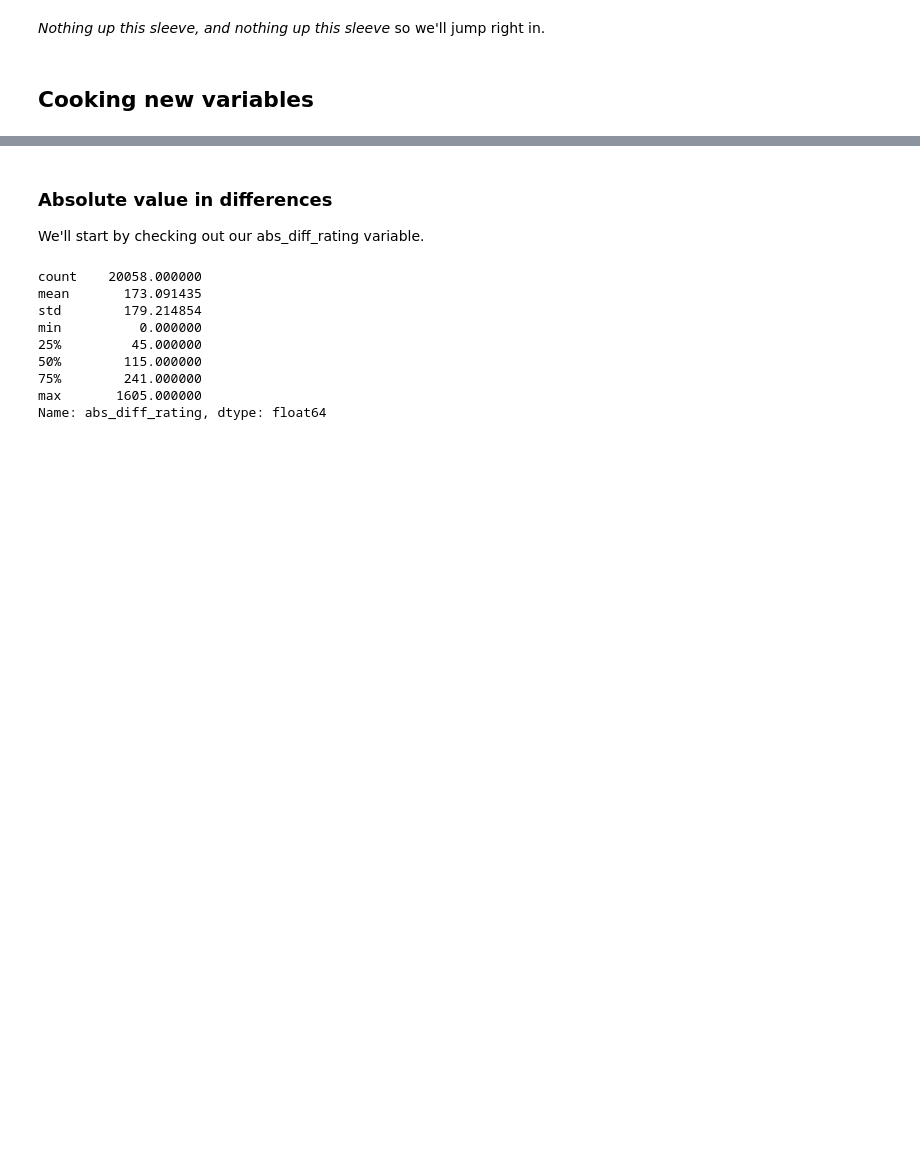
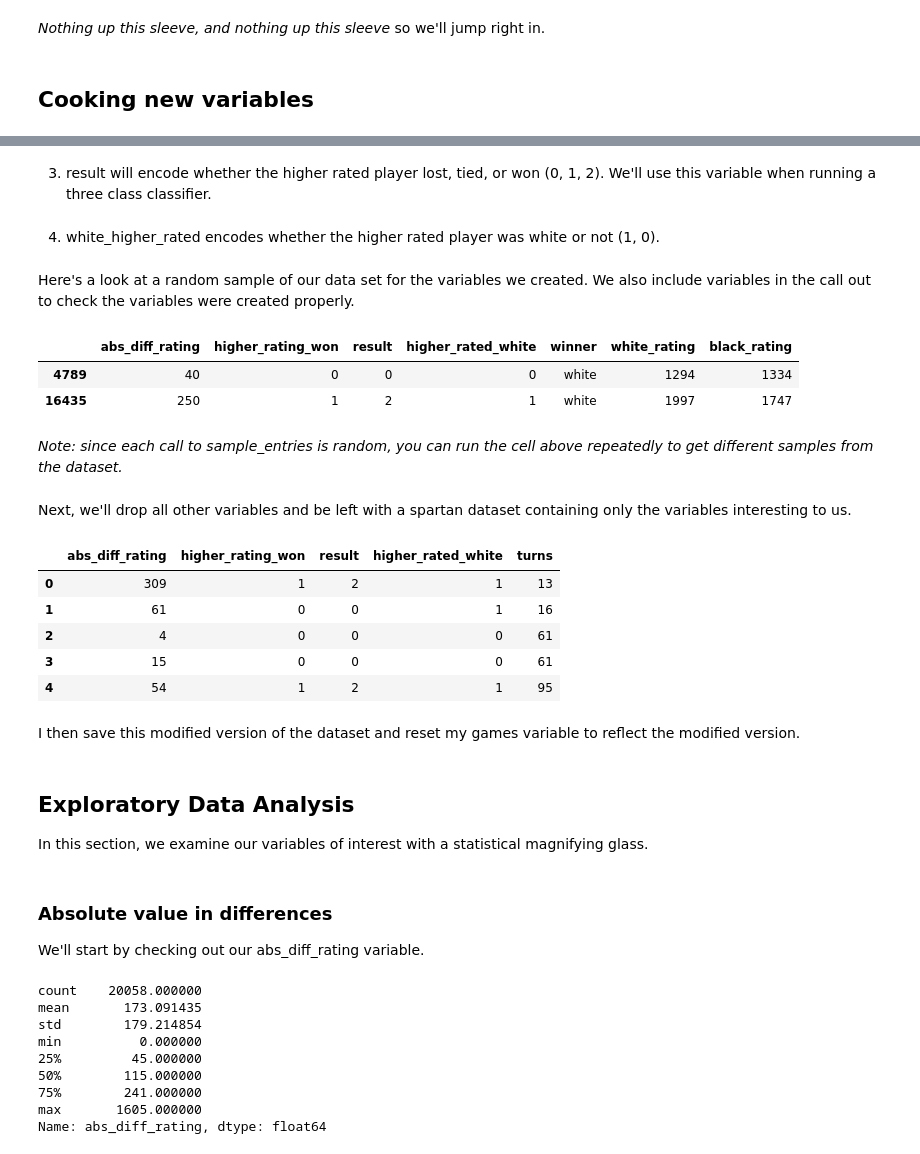
Before and after one commit to GLOrozcoM/Data_Science_Projects, a Jupyter notebook: Chess/Version_one/chess_project.ipynb, the cells around one changed output, grey strips where cells are left out. Cells and saved outputs as stored; diff of their text form; code cells hidden in the pictures; blank space fills up the shorter version.

Commit message:
Trimmed the analysis and inserted other explanations.

```diff
--- a/Chess/Version_one/chess_project.ipynb
+++ b/Chess/Version_one/chess_project.ipynb
@@ -117,0 +93,2 @@ sns.set_style("dark")    # Because we're cool
+# %% [markdown]
+3) result will encode whether the higher rated player lost, tied, or won (0, 1, 2). We'll use this variable when running a three class classifier.
@@ -117,0 +99,2 @@ sns.set_style("dark")    # Because we're cool
+# %% [markdown]
+4) white_higher_rated encodes whether the higher rated player was white or not (1, 0).
@@ -117,0 +104,16 @@ sns.set_style("dark")    # Because we're cool
+# %% [markdown]
+Here's a look at a random sample of our data set for the variables we created. We also include variables in the call out to check the variables were created properly.
+# %%
+made_variables = ['abs_diff_rating', 'higher_rating_won','result', 'higher_rated_white']
+comparison_variables = ['winner', 'white_rating', 'black_rating']
+cu.sample_entries(games, NUMROWS, made_variables + comparison_variables)
+# %% [output]
+|  | abs_diff_rating | higher_rating_won | result | higher_rated_white | winner | white_rating | black_rating |
+| 4789 | 40 | 0 | 0 | 0 | white | 1294 | 1334 |
+| 16435 | 250 | 1 | 2 | 1 | white | 1997 | 1747 |
+# %% [markdown]
+*Note: since each call to sample_entries is random, you can run the cell above repeatedly to get different samples from the dataset.*
+# %% [markdown]
+Next, we'll drop all other variables and be left with a spartan dataset containing only the variables interesting to us.
+# %%
+new_variable_indices = [ games.columns.get_loc( column ) for column in made_variables ]
@@ -117,0 +124,12 @@ sns.set_style("dark")    # Because we're cool
+# %%
+# Check work
+modified_games.head()
+# %% [output]
+|  | abs_diff_rating | higher_rating_won | result | higher_rated_white | turns |
+| 0 | 309 | 1 | 2 | 1 | 13 |
+| 1 | 61 | 0 | 0 | 1 | 16 |
+| 2 | 4 | 0 | 0 | 0 | 61 |
+| 3 | 15 | 0 | 0 | 0 | 61 |
+| 4 | 54 | 1 | 2 | 1 | 95 |
+# %% [markdown]
+I then save this modified version of the dataset and reset my games variable to reflect the modified version.
@@ -118,3 +140,7 @@ sns.set_style("dark")    # Because we're cool
+# %% [markdown]
+## Exploratory Data Analysis
+
+In this section, we examine our variables of interest with a statistical magnifying glass.
 # %% [markdown]
 ### Absolute value in differences
 We'll start by checking out our abs_diff_rating variable.
```
Also changed, not shown: parts of 82 cells of this notebook, 2 other files.
